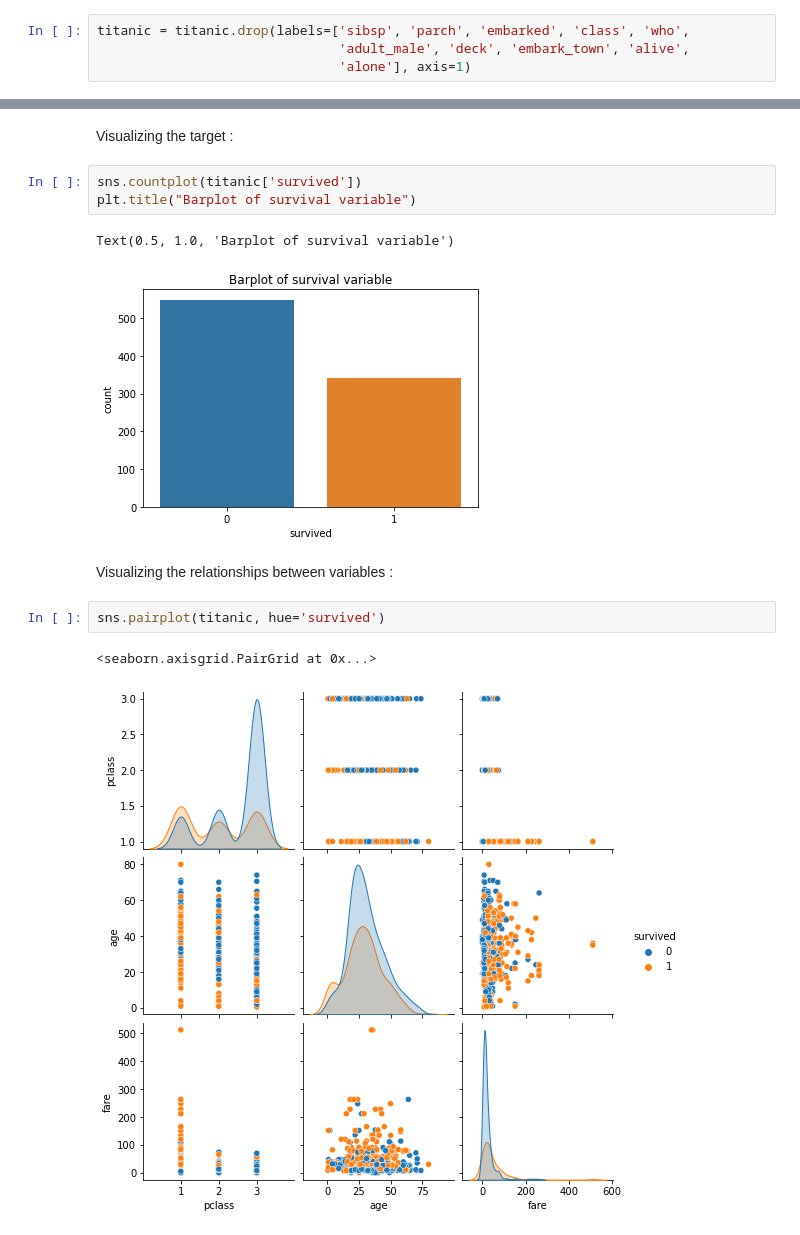
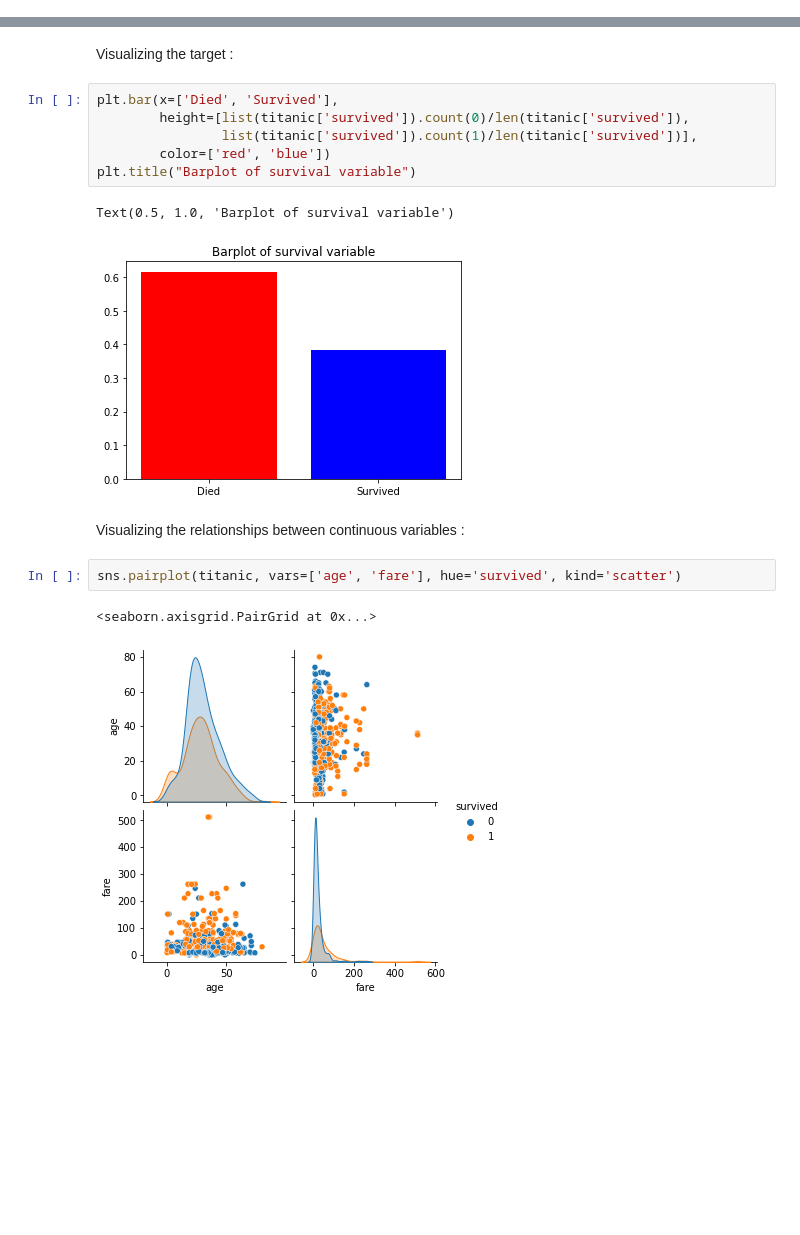
Before and after one commit to AnthonyJaquaniello/Machine_Learning, a Jupyter notebook: src/Titanic.ipynb, the cells around one changed output, grey strips where cells are left out. Saved outputs shown, nothing was run; the diff lists cells and outputs as text; blank space fills up the shorter version.

Commit message:
mostly visualization, made boxplot, countplot, pairplot...

```diff
--- a/src/Titanic.ipynb
+++ b/src/Titanic.ipynb
@@ -70,7 +68,3 @@ We decided to drop redundant features and useless features. It will ease the vis
-# %%
-titanic = titanic.drop(labels=['sibsp', 'parch', 'embarked', 'class', 'who',
-                               'adult_male', 'deck', 'embark_town', 'alive',
-                               'alone'], axis=1)
 # %%
 titanic.describe()
 # %% [output]
@@ -88,15 +83,18 @@ By comparing the count value for the 'age' feature and other features we can see
 # %% [markdown]
 Visualizing the target :
 # %%
-sns.countplot(titanic['survived'])
+plt.bar(x=['Died', 'Survived'],
+        height=[list(titanic['survived']).count(0)/len(titanic['survived']),
+                list(titanic['survived']).count(1)/len(titanic['survived'])],
+        color=['red', 'blue'])
 plt.title("Barplot of survival variable")
 # %% [output]
 Text(0.5, 1.0, 'Barplot of survival variable')
-[figure, old version]
+[figure, new version]
 # %% [markdown]
-Visualizing the relationships between variables :
+Visualizing the relationships between continuous variables :
 # %%
-sns.pairplot(titanic, hue='survived')
+sns.pairplot(titanic, vars=['age', 'fare'], hue='survived', kind='scatter')
 # %% [output]
 <seaborn.axisgrid.PairGrid at 0x...>
-[figure, old version]
+[figure, new version]
```
Also changed, not shown: parts of 10 cells of this notebook.
